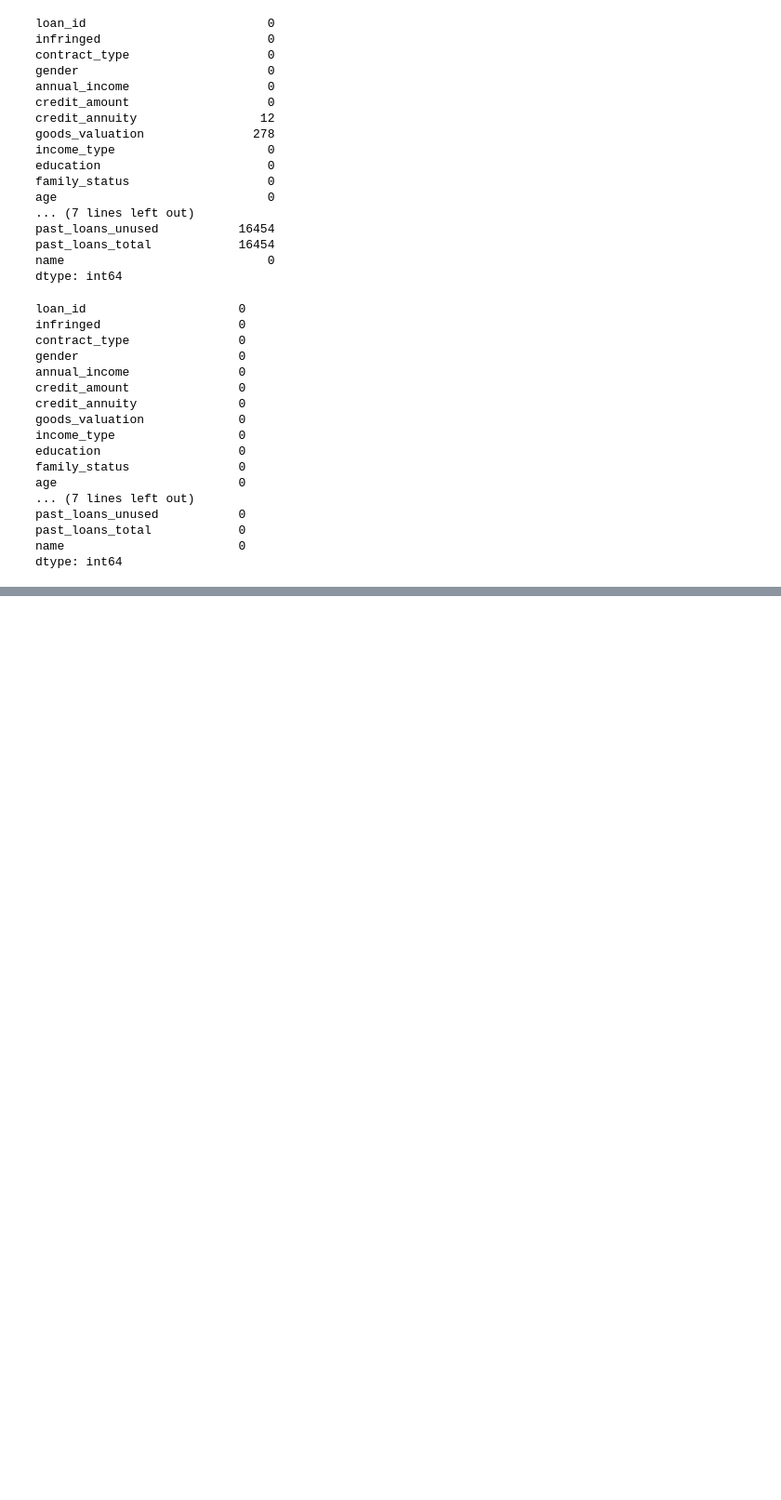
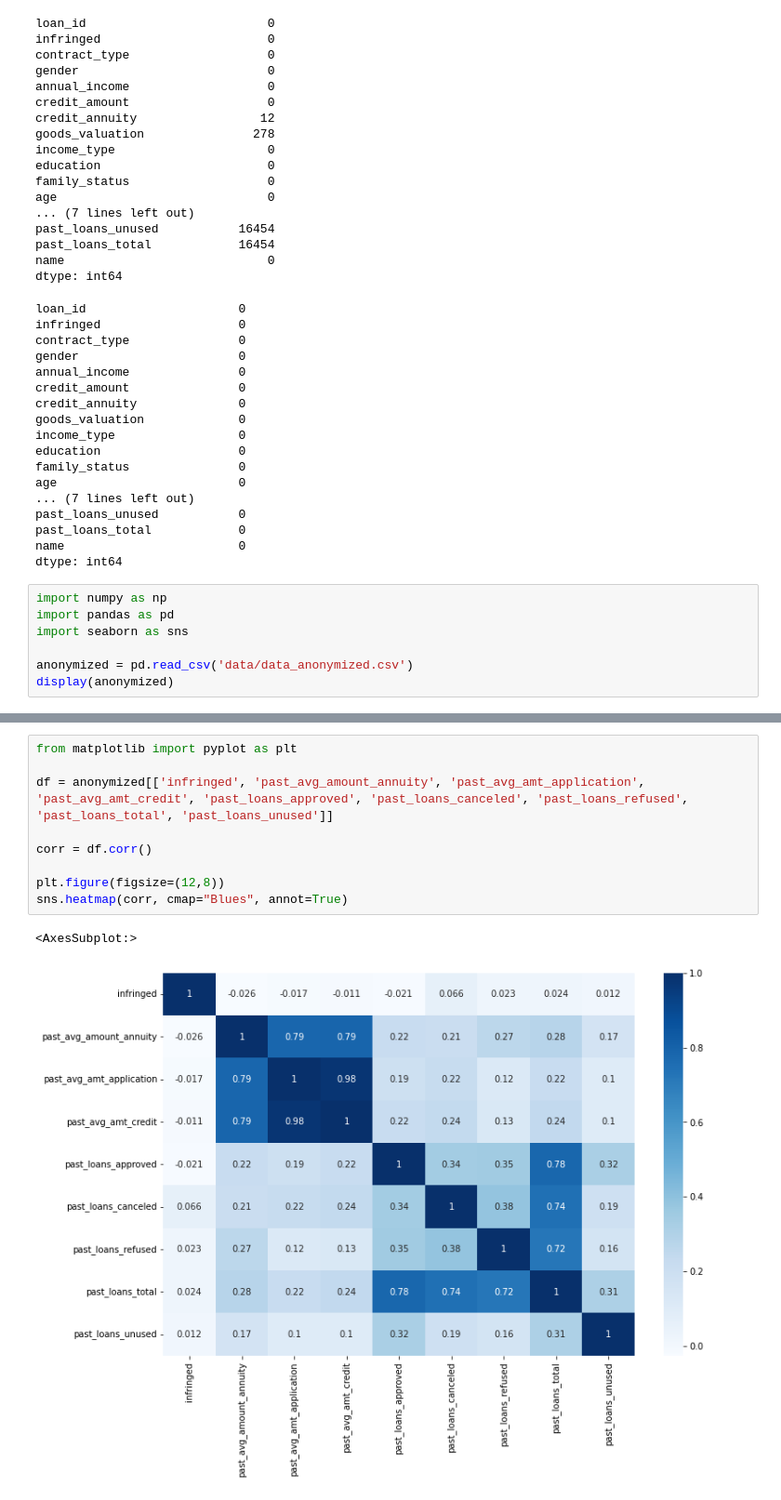
Before and after one commit to patii01/SP-Project, a Jupyter notebook: Assignment 2/dataset.ipynb, the cells around one changed output, grey strips where cells are left out. Shown: that part at 93% size. Drawn from its saved outputs; the diff is of its cells as text; blank space fills up the shorter version.

```diff
--- a/Assignment 2/dataset.ipynb
+++ b/Assignment 2/dataset.ipynb
@@ -59,3 +59,10 @@ past_loans_unused           0
 past_loans_total            0
 name                        0
 dtype: int64
+# %%
+import numpy as np
+import pandas as pd
+import seaborn as sns
+
+anonymized = pd.read_csv('data/data_anonymized.csv')
+display(anonymized)
@@ -61,0 +83,12 @@ dtype: int64
+# %%
+from matplotlib import pyplot as plt
+
+df = anonymized[['infringed', 'past_avg_amount_annuity', 'past_avg_amt_application', 'past_avg_amt_credit', 'past_loans_approved', 'past_loans_canceled', 'past_loans_refused', 'past_loans_total', 'past_loans_unused']]
+
+corr = df.corr()
+
+plt.figure(figsize=(12,8))
+sns.heatmap(corr, cmap="Blues", annot=True)
+# %% [output]
+<AxesSubplot:>
+[figure, added]
```
Also changed, not shown: parts of 2 cells of this notebook, 9 other files.
